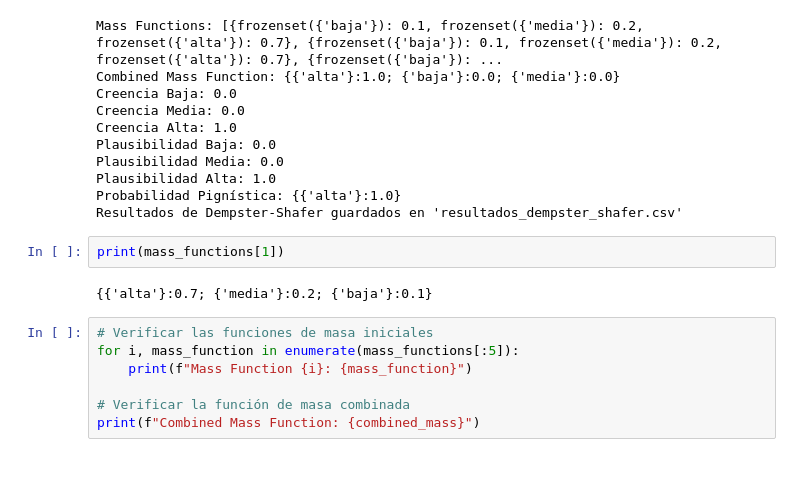
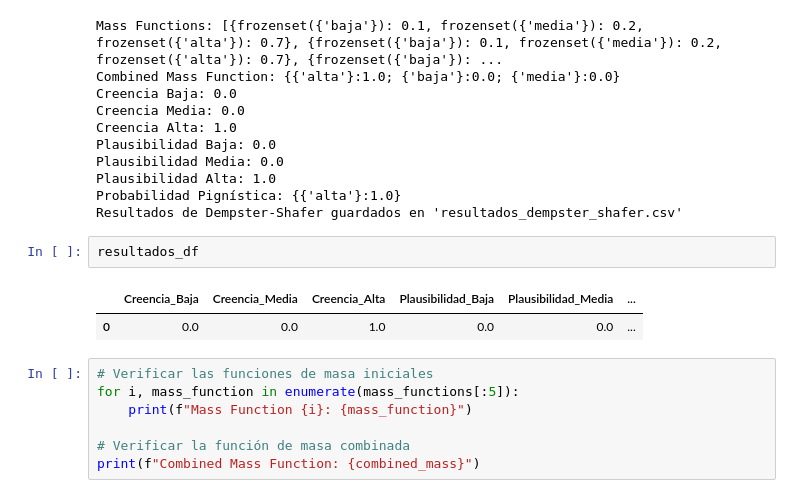
Before and after one commit to juanfer1a/fusion_datos, a Jupyter notebook: taller final/Nivel_2_Valoracion.ipynb, the cells around one changed output. Drawn from its saved outputs; the diff is of its cells as text; blank space fills up the shorter version.

```diff
--- a/taller final/Nivel_2_Valoracion.ipynb
+++ b/taller final/Nivel_2_Valoracion.ipynb
@@ -257,10 +257,11 @@ Plausibilidad Media: 0.0
 Plausibilidad Alta: 1.0
 Probabilidad Pignística: {{'alta'}:1.0}
 Resultados de Dempster-Shafer guardados en 'resultados_dempster_shafer.csv'
-# %%
-print(mass_functions[1])
-# %% [output]
-{{'alta'}:0.7; {'media'}:0.2; {'baja'}:0.1}
+# %%
+resultados_df
+# %% [output]
+|  | Creencia_Baja | Creencia_Media | Creencia_Alta | Plausibilidad_Baja | Plausibilidad_Media | ... |
+| 0 | 0.0 | 0.0 | 1.0 | 0.0 | 0.0 | ... |
 # %%
 # Verificar las funciones de masa iniciales
 for i, mass_function in enumerate(mass_functions[:5]):
```
Also changed, not shown: 7 other files.
